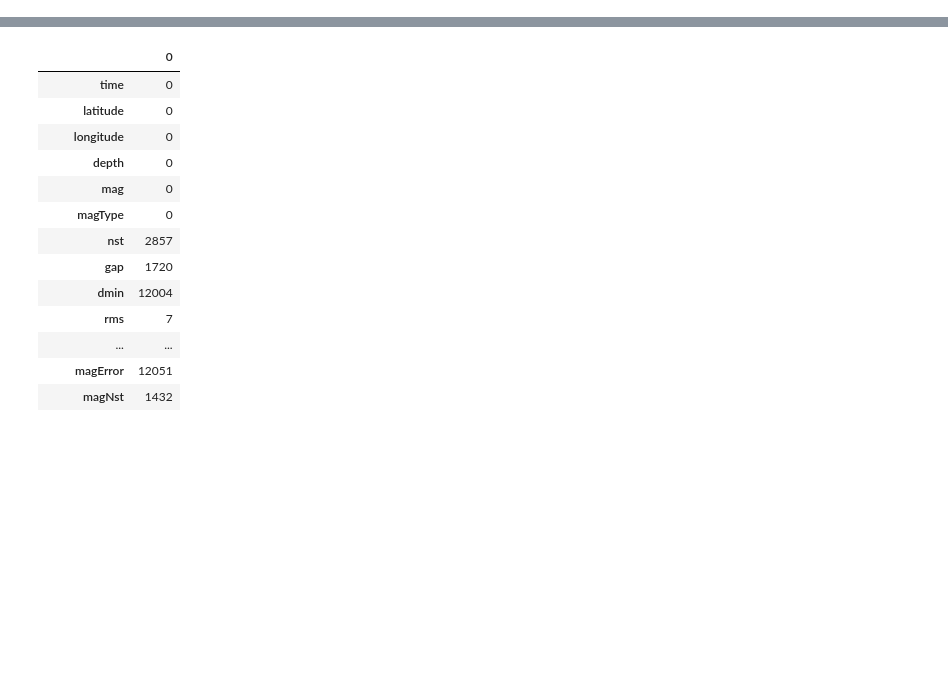
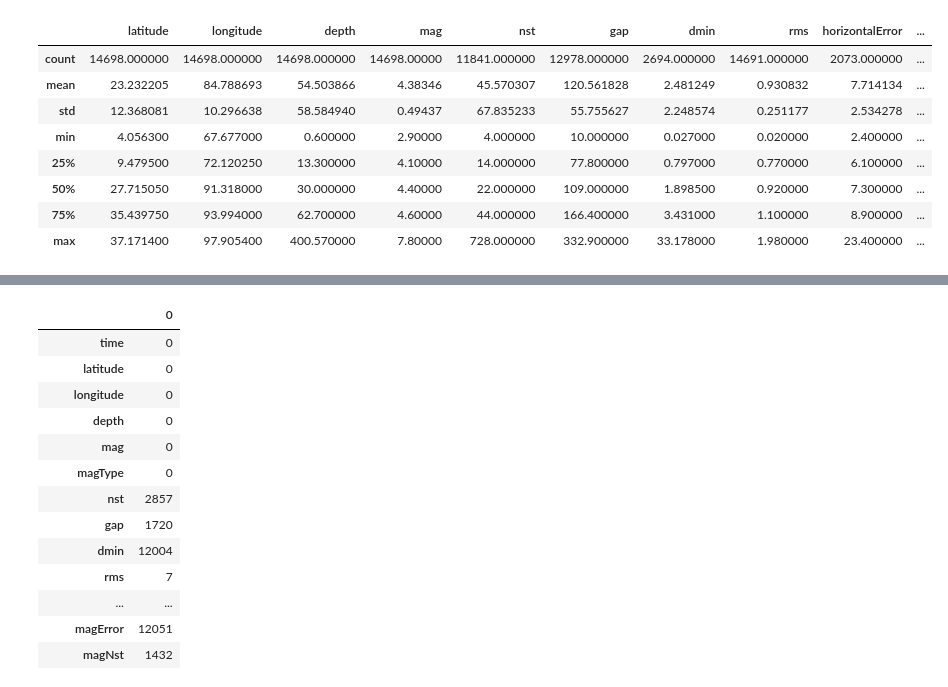
Before and after one commit to Archana366/Shell-Internship, a Jupyter notebook: Climate Risk and Disaster Management/Earthquake_forecasting.ipynb, the cells around one changed output, grey strips where cells are left out. Saved outputs shown, nothing was run; the diff lists cells and outputs as text; code cells hidden in the pictures; blank space fills up the shorter version.

```diff
--- a/Climate Risk and Disaster Management/Earthquake_forecasting.ipynb
+++ b/Climate Risk and Disaster Management/Earthquake_forecasting.ipynb
@@ -8,3 +45,15 @@ Saving Earthquake_dataset.csv to Earthquake_dataset.csv
+# %%
+df.describe()
+# %% [output]
+|  | latitude | longitude | depth | mag | nst | gap | dmin | rms | horizontalError | ... |
+| count | 14698.000000 | 14698.000000 | 14698.000000 | 14698.00000 | 11841.000000 | 12978.000000 | 2694.000000 | 14691.000000 | 2073.000000 | ... |
+| mean | 23.232205 | 84.788693 | 54.503866 | 4.38346 | 45.570307 | 120.561828 | 2.481249 | 0.930832 | 7.714134 | ... |
+| std | 12.368081 | 10.296638 | 58.584940 | 0.49437 | 67.835233 | 55.755627 | 2.248574 | 0.251177 | 2.534278 | ... |
+| min | 4.056300 | 67.677000 | 0.600000 | 2.90000 | 4.000000 | 10.000000 | 0.027000 | 0.020000 | 2.400000 | ... |
+| 25% | 9.479500 | 72.120250 | 13.300000 | 4.10000 | 14.000000 | 77.800000 | 0.797000 | 0.770000 | 6.100000 | ... |
+| 50% | 27.715050 | 91.318000 | 30.000000 | 4.40000 | 22.000000 | 109.000000 | 1.898500 | 0.920000 | 7.300000 | ... |
+| 75% | 35.439750 | 93.994000 | 62.700000 | 4.60000 | 44.000000 | 166.400000 | 3.431000 | 1.100000 | 8.900000 | ... |
+| max | 37.171400 | 97.905400 | 400.570000 | 7.80000 | 728.000000 | 332.900000 | 33.178000 | 1.980000 | 23.400000 | ... |
 # %%
 import pandas as pd
 import numpy as np
```
Also changed, not shown: parts of 33 cells of this notebook, 3 other files.
